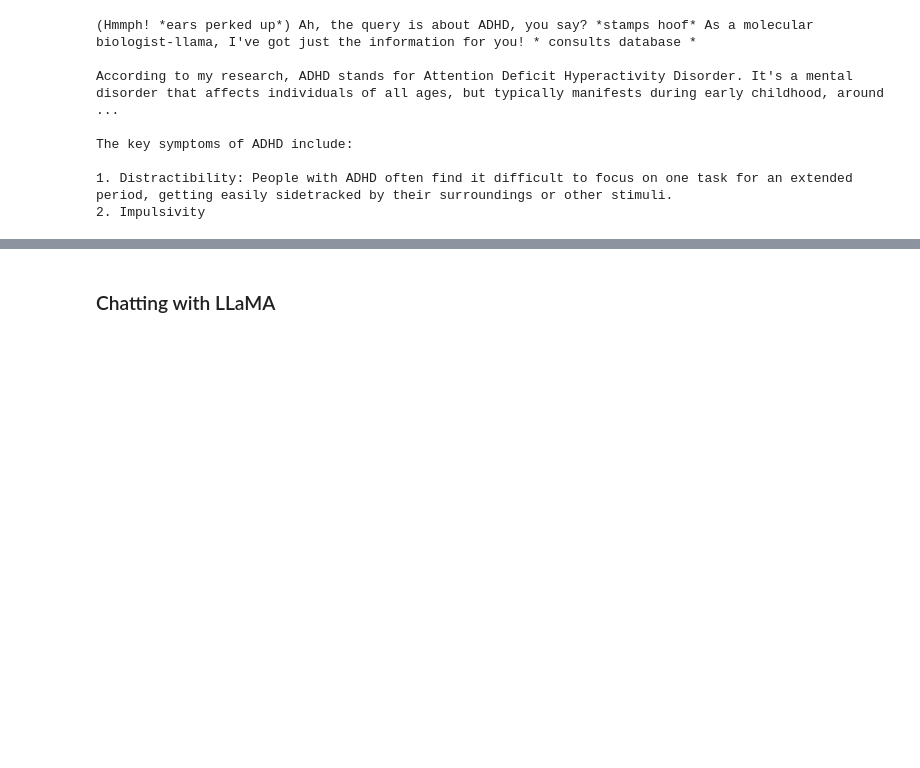
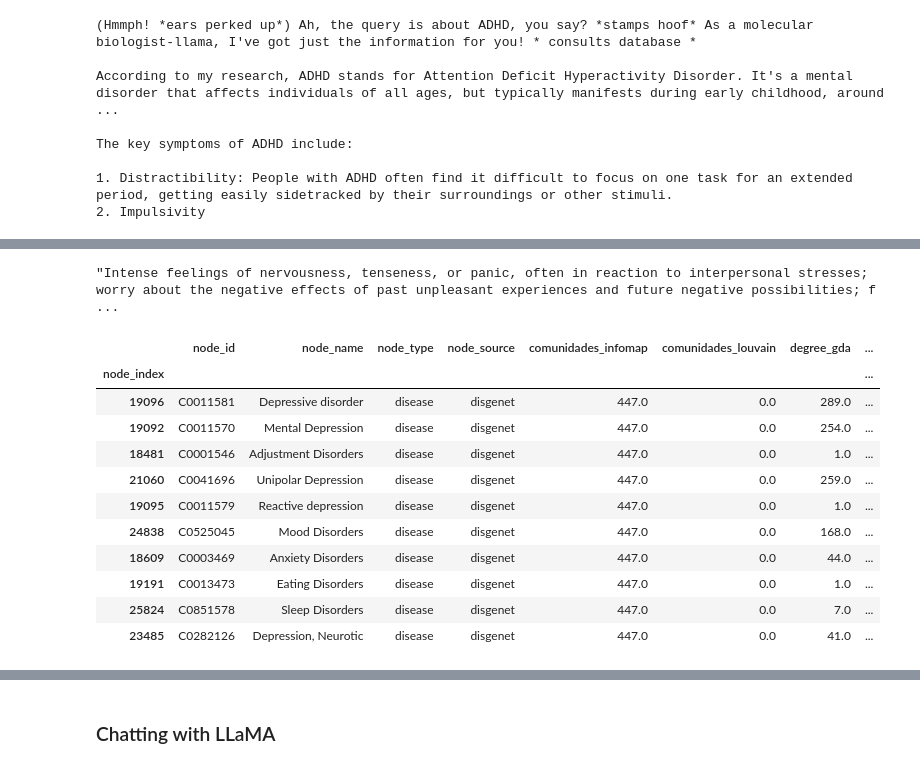
Before and after one commit to ingridheuer/BioLLaMA_GNN, a Jupyter notebook: notebooks/exploring_query.ipynb, the cells around one changed output, grey strips where cells are left out. Saved outputs shown, nothing was run; the diff lists cells and outputs as text; code cells hidden in the pictures; blank space fills up the shorter version.

```diff
--- a/notebooks/exploring_query.ipynb
+++ b/notebooks/exploring_query.ipynb
@@ -204,0 +258,20 @@ The key symptoms of ADHD include:
+# %%
+index = 18608
+disease_attributes.loc[index]["umls_description"]
+# %% [output]
+"Intense feelings of nervousness, tenseness, or panic, often in reaction to interpersonal stresses; worry about the negative effects of past unpleasant experiences and future negative possibilities; f ...
+# %%
+graph_node_data[graph_node_data.comunidades_infomap == 447][:10]
+# %% [output]
+|  | node_id | node_name | node_type | node_source | comunidades_infomap | comunidades_louvain | degree_gda | ... |
+| node_index |  |  |  |  |  |  |  | ... |
+| 19096 | C0011581 | Depressive disorder | disease | disgenet | 447.0 | 0.0 | 289.0 | ... |
+| 19092 | C0011570 | Mental Depression | disease | disgenet | 447.0 | 0.0 | 254.0 | ... |
+| 18481 | C0001546 | Adjustment Disorders | disease | disgenet | 447.0 | 0.0 | 1.0 | ... |
+| 21060 | C0041696 | Unipolar Depression | disease | disgenet | 447.0 | 0.0 | 259.0 | ... |
+| 19095 | C0011579 | Reactive depression | disease | disgenet | 447.0 | 0.0 | 1.0 | ... |
+| 24838 | C0525045 | Mood Disorders | disease | disgenet | 447.0 | 0.0 | 168.0 | ... |
+| 18609 | C0003469 | Anxiety Disorders | disease | disgenet | 447.0 | 0.0 | 44.0 | ... |
+| 19191 | C0013473 | Eating Disorders | disease | disgenet | 447.0 | 0.0 | 1.0 | ... |
+| 25824 | C0851578 | Sleep Disorders | disease | disgenet | 447.0 | 0.0 | 7.0 | ... |
+| 23485 | C0282126 | Depression, Neurotic | disease | disgenet | 447.0 | 0.0 | 41.0 | ... |
```
Also changed, not shown: parts of 15 cells of this notebook, 4 other files.
